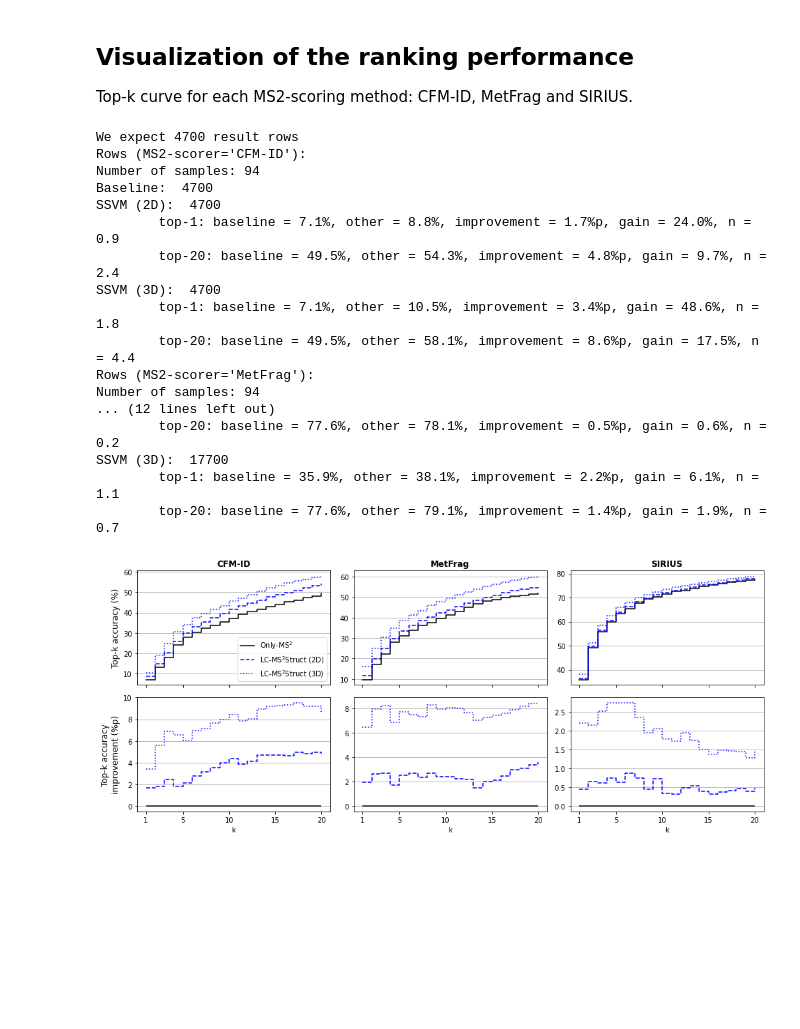
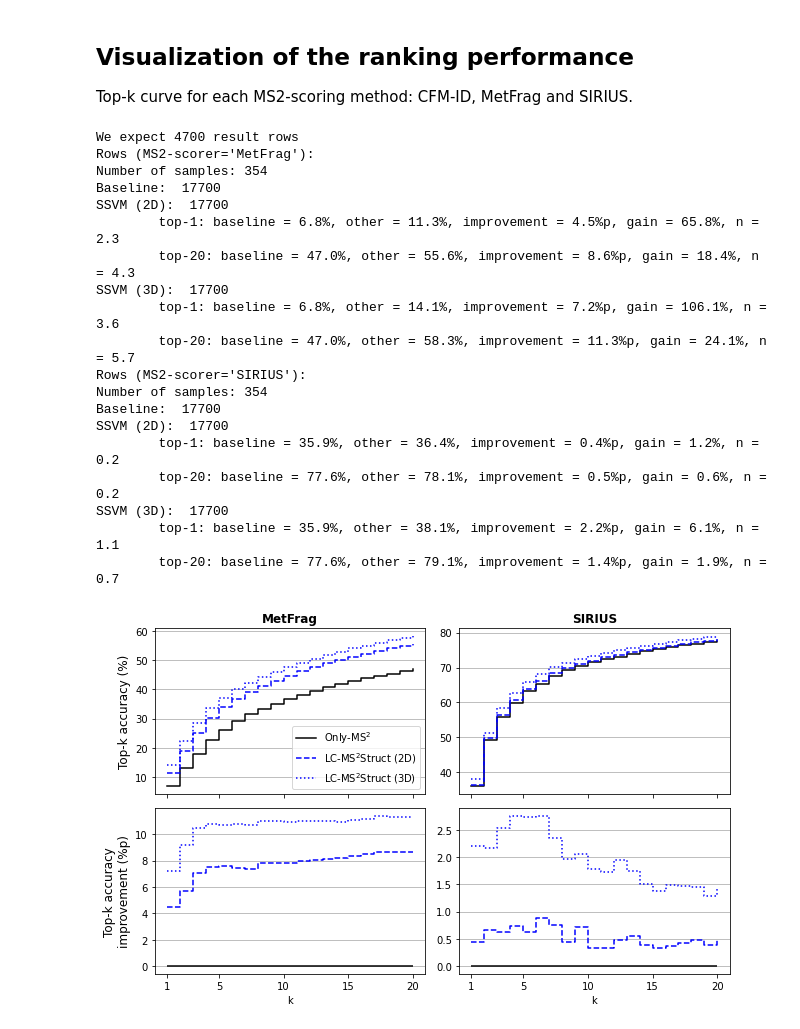
Before and after one commit to aalto-ics-kepaco/lcms2struct_exp, a Jupyter notebook: results_processed/publication/massbank/ssvm_lib=v2__exp_ver=4/NEW__exp_04__using_3D_features_for_inchikey1_aggregation.ipynb, the cells around one changed output. Saved outputs shown, nothing was run; the diff lists cells and outputs as text; code cells hidden in the pictures; blank space fills up the shorter version.

```diff
--- a/results_processed/publication/massbank/ssvm_lib=v2__exp_ver=4/NEW__exp_04__using_3D_features_for_inchikey1_aggregation.ipynb
+++ b/results_processed/publication/massbank/ssvm_lib=v2__exp_ver=4/NEW__exp_04__using_3D_features_for_inchikey1_aggregation.ipynb
@@ -71,13 +71,13 @@ MetFrag performs an in-silico fragmentation for each candidate structure and com
 # SSVM (2D)
 setting = {"ds": "*", "mol_feat": "FCFP__binary__all__2D", "mol_id": "cid", "ms2scorer": "metfrag__norm", "ssvm_flavor": "default", "lloss_mode": "mol_feat_fps"}
 res__ssvm__metfrag__2D = load_topk__publication(
-    setting, agg_setting, basedir=os.path.join("massbank__with_stereo"), top_k_method="csi", load_max_model_number=True
+    setting, agg_setting, basedir=os.path.join("massbank"), top_k_method="csi", load_max_model_number=True
 )
 
 # SSVM (3D)
 setting = {"ds": "*", "mol_feat": "FCFP__binary__all__3D", "mol_id": "cid", "ms2scorer": "metfrag__norm", "ssvm_flavor": "default", "lloss_mode": "mol_feat_fps"}
 res__ssvm__metfrag__3D = load_topk__publication(
-    setting, agg_setting, basedir=os.path.join("massbank__with_stereo"), top_k_method="csi", load_max_model_number=True
+    setting, agg_setting, basedir=os.path.join("massbank"), top_k_method="csi", load_max_model_number=True
 )
 
 # Perform some sanity checks
@@ -292,48 +292,71 @@ tab.pivot(columns=["k", "scoring_method"], index=["dataset", "n_samples"], value
 
 Top-k curve for each MS2-scoring method: CFM-ID, MetFrag and SIRIUS.
 # %%
+# __tmp__03__a = plot__03__a(
+#     res__baseline=[
+#         res__ssvm__cfmid4__2D[(res__ssvm__cfmid4__2D["scoring_method"] == "Only MS") & (res__ssvm__cfmid4__2D["n_models"] == 8)].assign(scoring_method="Only-MS$^2$", ms2scorer="CFM-ID"),
+#         res__ssvm__metfrag__2D[(res__ssvm__metfrag__2D["scoring_method"] == "Only MS") & (res__ssvm__metfrag__2D["n_models"] == 8)].assign(scoring_method="Only-MS$^2$", ms2scorer="MetFrag"),
+#         res__ssvm__sirius__2D[(res__ssvm__sirius__2D["scoring_method"] == "Only MS") & (res__ssvm__sirius__2D["n_models"] == 8)].assign(scoring_method="Only-MS$^2$", ms2scorer="SIRIUS")
+#     ],
+#     res__ssvm__2D=[
+#         res__ssvm__cfmid4__2D[(res__ssvm__cfmid4__2D["scoring_method"] == "MS + RT") & (res__ssvm__cfmid4__2D["n_models"] == 8)].assign(scoring_method="LC-MS$^2$Struct (2D)", ms2scorer="CFM-ID"),
+#         res__ssvm__metfrag__2D[(res__ssvm__metfrag__2D["scoring_method"] == "MS + RT") & (res__ssvm__metfrag__2D["n_models"] == 8)].assign(scoring_method="LC-MS$^2$Struct (2D)", ms2scorer="MetFrag"),
+#         res__ssvm__sirius__2D[(res__ssvm__sirius__2D["scoring_method"] == "MS + RT") & (res__ssvm__sirius__2D["n_models"] == 8)].assign(scoring_method="LC-MS$^2$Struct (2D)", ms2scorer="SIRIUS")
+#     ],
+#     res__ssvm__3D=[
+#         res__ssvm__cfmid4__3D[(res__ssvm__cfmid4__3D["scoring_method"] == "MS + RT") & (res__ssvm__cfmid4__3D["n_models"] == 8)].assign(scoring_method="LC-MS$^2$Struct (3D)", ms2scorer="CFM-ID"),
+#         res__ssvm__metfrag__3D[(res__ssvm__metfrag__3D["scoring_method"] == "MS + RT") & (res__ssvm__metfrag__3D["n_models"] == 8)].assign(scoring_method="LC-MS$^2$Struct (3D)", ms2scorer="MetFrag"),
+#         res__ssvm__sirius__3D[(res__ssvm__sirius__3D["scoring_method"] == "MS + RT") & (res__ssvm__sirius__3D["n_models"] == 8)].assign(scoring_method="LC-MS$^2$Struct (3D)", ms2scorer="SIRIUS")
+#     ],
+#     max_k=20,
+#     weighted_average=False,
+#     raise_on_missing_results=True,
+#     aspect="landscape",
+#     verbose=True
+# )
+
 __tmp__03__a = plot__03__a(
     res__baseline=[
-        res__ssvm__cfmid4__2D[(res__ssvm__cfmid4__2D["scoring_method"] == "Only MS") & (res__ssvm__cfmid4__2D["n_models"] == 8)].assign(scoring_method="Only-MS$^2$", ms2scorer="CFM-ID"),
         res__ssvm__metfrag__2D[(res__ssvm__metfrag__2D["scoring_method"] == "Only MS") & (res__ssvm__metfrag__2D["n_models"] == 8)].assign(scoring_method="Only-MS$^2$", ms2scorer="MetFrag"),
         res__ssvm__sirius__2D[(res__ssvm__sirius__2D["scoring_method"] == "Only MS") & (res__ssvm__sirius__2D["n_models"] == 8)].assign(scoring_method="Only-MS$^2$", ms2scorer="SIRIUS")
     ],
     res__ssvm__2D=[
-        res__ssvm__cfmid4__2D[(res__ssvm__cfmid4__2D["scoring_method"] == "MS + RT") & (res__ssvm__cfmid4__2D["n_models"] == 8)].assign(scoring_method="LC-MS$^2$Struct (2D)", ms2scorer="CFM-ID"),
         res__ssvm__metfrag__2D[(res__ssvm__metfrag__2D["scoring_method"] == "MS + RT") & (res__ssvm__metfrag__2D["n_models"] == 8)].assign(scoring_method="LC-MS$^2$Struct (2D)", ms2scorer="MetFrag"),
         res__ssvm__sirius__2D[(res__ssvm__sirius__2D["scoring_method"] == "MS + RT") & (res__ssvm__sirius__2D["n_models"] == 8)].assign(scoring_method="LC-MS$^2$Struct (2D)", ms2scorer="SIRIUS")
     ],
     res__ssvm__3D=[
-        res__ssvm__cfmid4__3D[(res__ssvm__cfmid4__3D["scoring_method"] == "MS + RT") & (res__ssvm__cfmid4__3D["n_models"] == 8)].assign(scoring_method="LC-MS$^2$Struct (3D)", ms2scorer="CFM-ID"),
         res__ssvm__metfrag__3D[(res__ssvm__metfrag__3D["scoring_method"] == "MS + RT") & (res__ssvm__metfrag__3D["n_models"] == 8)].assign(scoring_method="LC-MS$^2$Struct (3D)", ms2scorer="MetFrag"),
         res__ssvm__sirius__3D[(res__ssvm__sirius__3D["scoring_method"] == "MS + RT") & (res__ssvm__sirius__3D["n_models"] == 8)].assign(scoring_method="LC-MS$^2$Struct (3D)", ms2scorer="SIRIUS")
     ],
     max_k=20,
     weighted_average=False,
     raise_on_missing_results=True,
     aspect="landscape",
     verbose=True
 )
 
+
 for ext in ["pdf", "svg"]:
     plt.savefig(os.path.join(".", os.extsep.join(["plot_04__a", ext])))
 # %% [output]
 We expect 4700 result rows
-Rows (MS2-scorer='CFM-ID'):
-Number of samples: 94
-Baseline:  4700
-SSVM (2D):  4700
-        top-1: baseline = 7.1%, other = 8.8%, improvement = 1.7%p, gain = 24.0%, n = 0.9
-        top-20: baseline = 49.5%, other = 54.3%, improvement = 4.8%p, gain = 9.7%, n = 2.4
-SSVM (3D):  4700
-        top-1: baseline = 7.1%, other = 10.5%, improvement = 3.4%p, gain = 48.6%, n = 1.8
-        top-20: baseline = 49.5%, other = 58.1%, improvement = 8.6%p, gain = 17.5%, n = 4.4
 Rows (MS2-scorer='MetFrag'):
-Number of samples: 94
-... (12 lines left out)
+Number of samples: 354
+Baseline:  17700
+SSVM (2D):  17700
+        top-1: baseline = 6.8%, other = 11.3%, improvement = 4.5%p, gain = 65.8%, n = 2.3
+        top-20: baseline = 47.0%, other = 55.6%, improvement = 8.6%p, gain = 18.4%, n = 4.3
+SSVM (3D):  17700
+        top-1: baseline = 6.8%, other = 14.1%, improvement = 7.2%p, gain = 106.1%, n = 3.6
+        top-20: baseline = 47.0%, other = 58.3%, improvement = 11.3%p, gain = 24.1%, n = 5.7
+Rows (MS2-scorer='SIRIUS'):
+Number of samples: 354
+Baseline:  17700
+SSVM (2D):  17700
+        top-1: baseline = 35.9%, other = 36.4%, improvement = 0.4%p, gain = 1.2%, n = 0.2
         top-20: baseline = 77.6%, other = 78.1%, improvement = 0.5%p, gain = 0.6%, n = 0.2
 SSVM (3D):  17700
         top-1: baseline = 35.9%, other = 38.1%, improvement = 2.2%p, gain = 6.1%, n = 1.1
         top-20: baseline = 77.6%, other = 79.1%, improvement = 1.4%p, gain = 1.9%, n = 0.7
-[figure, old version]
+[figure, new version]
 # %%
```
Also changed, not shown: parts of 5 cells of this notebook, 17 other files.
